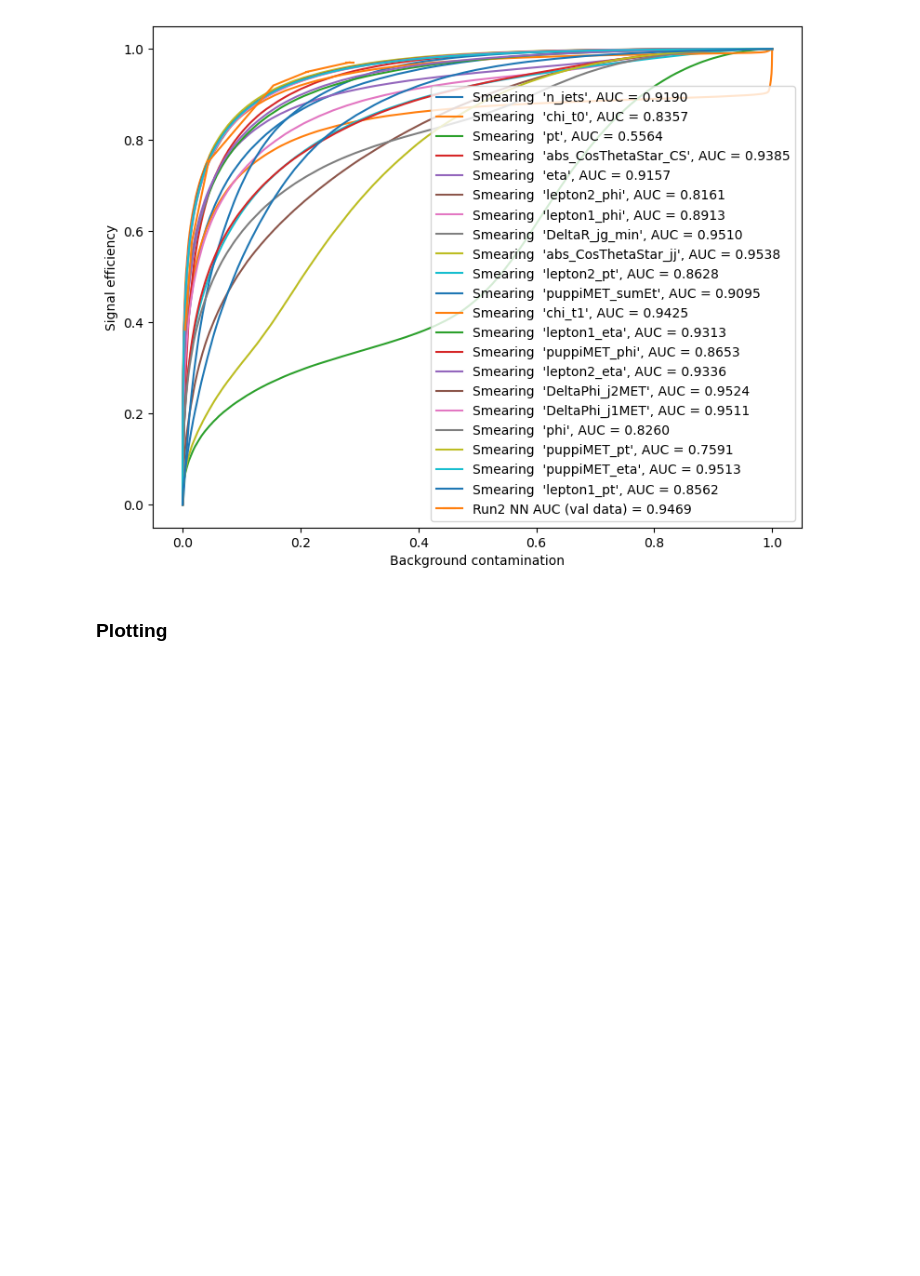
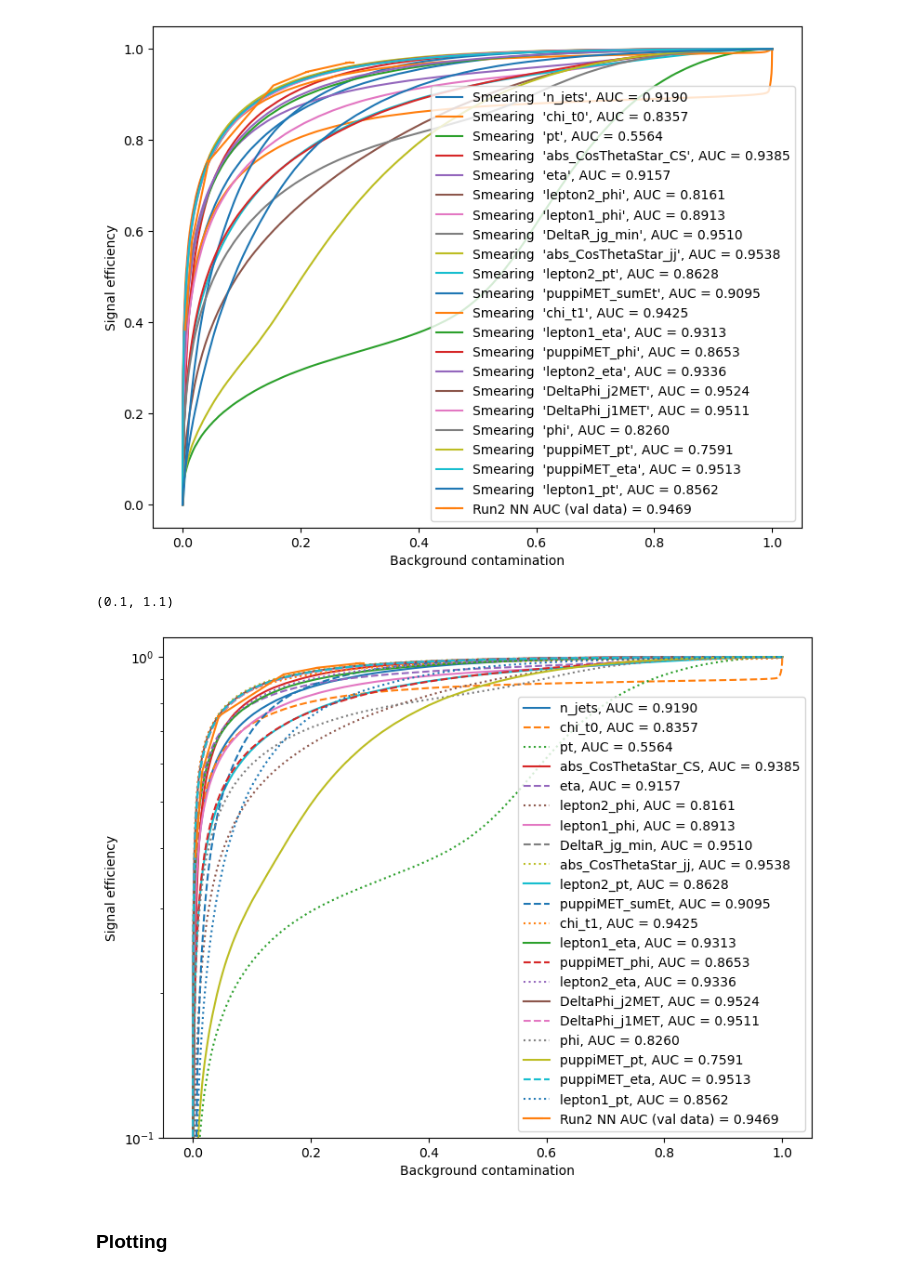
Before and after one commit to tcoulvert/HHtobbyy, a Jupyter notebook: ttH_InclusiveNet_awk.ipynb, the cells around one changed output. Drawn from its saved outputs; the diff is of its cells as text; code cells hidden in the pictures; blank space fills up the shorter version.

Commit message:
added input vars and train vs. val plots. still need to add mass sculpting check

```diff
--- a/ttH_InclusiveNet_awk.ipynb
+++ b/ttH_InclusiveNet_awk.ipynb
@@ -208,7 +200,7 @@ def plot_train_val_losses(IN_info, plot_prefix, plot_postfix='', method='arr'):
     plt.savefig(f'{plot_prefix}_train_val_losses{plot_postfix}.pdf')
     plt.savefig(f'{plot_prefix}_train_val_losses{plot_postfix}.png')
 
-def plot_roc(IN_info, plot_prefix, plot_postfix='', method='std'):
+def plot_roc(IN_info, plot_prefix, plot_postfix='', method='std', labels=None):
     run2_sigEff = [.9704, .9498, .9196, .7536, .5777, .3837]
     run2_bkgCont = [.2831, .2114, .1539, .0442, .0158, .0041]
     run2_bkgCont_err = [.0077, .0036, .0011, .0032, .0006, .0001]
@@ -223,7 +215,11 @@ def plot_roc(IN_info, plot_prefix, plot_postfix='', method='std'):
         linestyles = linestyles * ((len(IN_info) // len(linestyles)) + 1)
         linestyles = linestyles[:len(IN_info)]
         for i in range(len(IN_info)):
-            plt.plot(IN_info[i]['mean_fprs'], IN_info[i]['base_tpr'], label="Run3 NN AUC = %.4f" % (IN_info[i]['mean_area']), linestyle=linestyles[i])
+            plt.plot(
+                IN_info[i]['mean_fprs'], IN_info[i]['base_tpr'],
+                label=(labels[i]+', ' if labels is not None else '') + "AUC = %.4f" % (IN_info[i]['mean_area']),
+                linestyle=linestyles[i]
+            )
     else:
         raise Exception(f"Must used methods 'std' or 'arr'. You used {method}.")
     plt.errorbar(run2_bkgCont, run2_sigEff, xerr=run2_bkgCont_err, label="Run2 NN AUC (val data) = {}".format(0.9469))
@@ -233,7 +229,7 @@ def plot_roc(IN_info, plot_prefix, plot_postfix='', method='std'):
     plt.savefig(f'{plot_prefix}_roc_curve{plot_postfix}.pdf')
     plt.savefig(f'{plot_prefix}_roc_curve{plot_postfix}.png')
 
-def plot_output_score(IN_info, plot_prefix, plot_postfix='', method='arr'):
+def plot_output_score(IN_info, plot_prefix, plot_postfix='', method='arr', labels=None):
     plt.figure(figsize=(9,7))
     if method == 'std':
         plt.hist(np.exp(IN_info[0]['all_preds'])[IN_info[0]['all_labels']==0,1], bins=60, label='ttH background', histtype='step', alpha=0.5, density=True)
@@ -247,14 +243,19 @@ def plot_output_score(IN_info, plot_prefix, plot_postfix='', method='arr'):
                 histtype='step', alpha=0.5, density=True
             )
     elif method == 'IN_arr':
+        linestyles = ['solid', 'dashed', 'dotted']
+        linestyles = linestyles * ((len(IN_info) // len(linestyles)) + 1)
+        linestyles = linestyles[:len(IN_info)]
         for i in range(len(IN_info)):
             plt.hist(
-                np.exp(IN_info[i]['all_preds'][0])[IN_info[i]['all_labels'][0]==0,1], bins=60, label='ttH background',
-                histtype='step', alpha=0.5, density=True
+                np.exp(IN_info[i]['all_preds'][0])[IN_info[i]['all_labels'][0]==0,1], bins=60,
+                label='ttH background'+(' - '+labels[i] if labels is not None else ''),
+                histtype='step', linestyle=linestyles[i], alpha=0.5, density=True
             )
             plt.hist(
-                np.exp(IN_info[i]['all_preds'][0])[IN_info[i]['all_labels'][0]==1,1], bins=60, label='HH signal',
-                histtype='step', alpha=0.5, density=True
+                np.exp(IN_info[i]['all_preds'][0])[IN_info[i]['all_labels'][0]==1,1], bins=60,
+                label='HH signal'+(' - '+labels[i] if labels is not None else ''),
+                histtype='step', linestyle=linestyles[i], alpha=0.5, density=True
             )
     else:
         raise Exception(f"Must used methods 'std' or 'arr'. You used {method}.")
@@ -351,9 +352,7 @@ for variable_name in high_level_fields:
     if variable_name == 'event':
         continue
 
-    if variable_name in {'pt', 'eta', 'phi'} or (
-        re.search('_pt', variable_name) is not None or re.search('_eta', variable_name) is not None or re.search('_phi', variable_name) is not None
-    ):
+    if variable_name in (high_level_fields - set(input_hlf_vars)):
         gauss_data_list = smear_particle_list(variable_name, copy.deepcopy(data_list_test))
         gauss_data_hlf = data_hlf_test
     else:
@@ -416,3 +389,20 @@ plt.savefig(f'{plot_destdir}/{CURRENT_TIME}_roc_curve_gauss_smear.png')
+# %%
+plot_destdir = OUTPUT_DIRPATH + 'plots'
+if not os.path.exists(plot_destdir):
+    os.makedirs(plot_destdir)
+with open(OUTPUT_DIRPATH + f'{CURRENT_TIME}_IN_perf_gauss_smear.json', 'r') as f:
+    IN_perf_arr = json.load(f)
+IN_perf_arr = IN_perf_arr['IN_perf_arr']
+
+plot_roc(
+    IN_perf_arr, plot_destdir+'/'+CURRENT_TIME, plot_postfix='_gauss_smear',
+    method='IN_arr', labels=[dict_['smeared_var'] for dict_ in IN_perf_arr]
+)
+plt.yscale('log')
+plt.ylim(0.1, 1.1)
+# %% [output]
+(0.1, 1.1)
+[figure, added]
 # %% [markdown]
 ### Plotting
 # %% [markdown]
```
Also changed, not shown: parts of 7 cells of this notebook.
